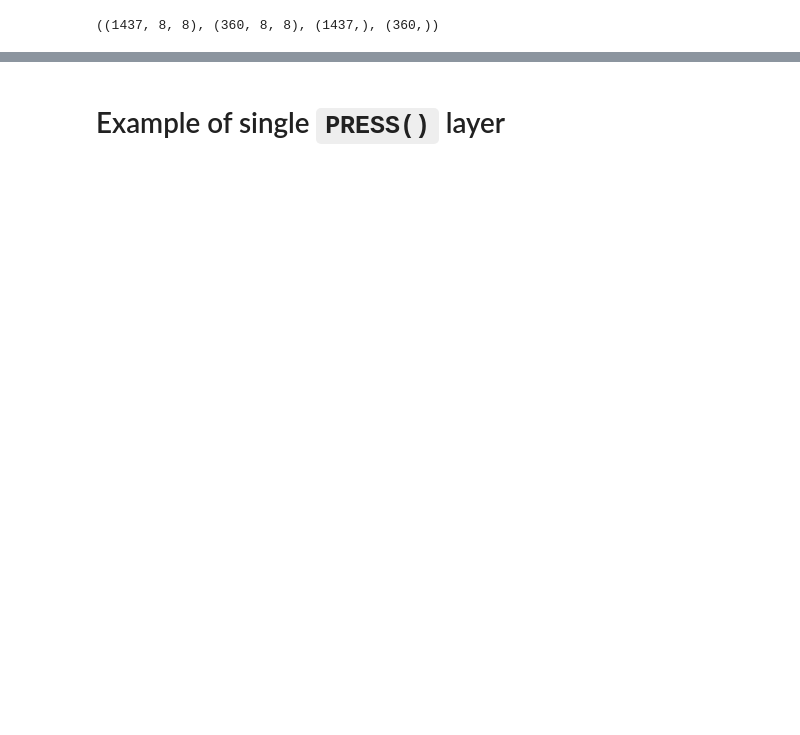
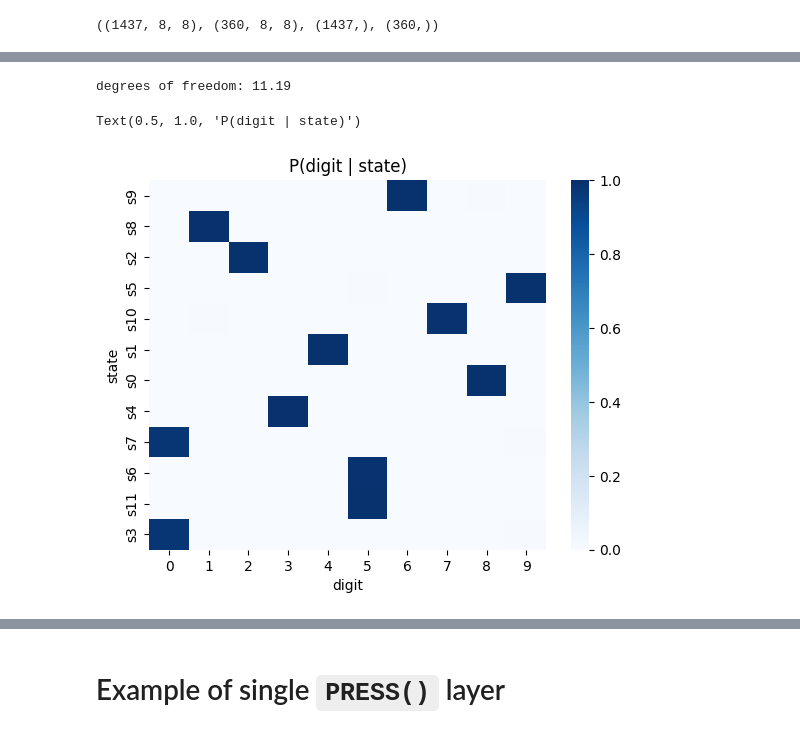
Before and after one commit to gmgeorg/pypress, a Jupyter notebook: notebooks/demo.ipynb, the cells around one changed output, grey strips where cells are left out. Drawn from its saved outputs; the diff is of its cells as text; code cells hidden in the pictures; blank space fills up the shorter version.

```diff
--- a/notebooks/demo.ipynb
+++ b/notebooks/demo.ipynb
@@ -586,11 +593,7 @@ Example of multi-class classification using MNIST.
 # %%
 digits = sklearn.datasets.load_digits()
-n_samples = len(digits.images)
-data = digits.images#.reshape((n_samples, -1))
-
-# Split data into 50% train and 50% test subsets
 X_train, X_test, y_train, y_test = sklearn.model_selection.train_test_split(
-    data, digits.target, test_size=0.2, shuffle=False
+    digits.images, digits.target, test_size=0.2, shuffle=False
 )
 X_train.shape, X_test.shape, y_train.shape, y_test.shape
 # %% [output]
@@ -649,0 +601,22 @@ model.compile(loss=loss_fn, optimizer=tf.keras.optimizers.Nadam(learning_rate=0.
+# %%
+n_states = 12
+tf.keras.utils.set_random_seed(0)  # reproducible run
+
+features = tf.keras.Sequential([
+    tf.keras.Input(shape=(8, 8)),
+    tf.keras.layers.Rescaling(1 / 16),          # pixel values are 0..16
+    tf.keras.layers.Flatten(),
+    tf.keras.layers.Dense(64, activation="relu"),
+    tf.keras.layers.Dropout(0.2),
+    tf.keras.layers.Dense(32, activation="relu"),
+])
+press_digits = layers.PRESS(
+    units=10, n_states=n_states, activation="softmax",
+    predictive_state_simplex_kwargs={
+        "activity_regularizer": regularizers.MinStateSize(l2=1.0, min_share=0.5 / n_states, ema_decay=0.95)
+    },
+)
+model = tf.keras.Sequential([features, press_digits])
+model.compile(loss="sparse_categorical_crossentropy", optimizer=tf.keras.optimizers.Nadam(learning_rate=0.005),
+              metrics=[tf.keras.metrics.SparseCategoricalAccuracy()])
+model.summary()
@@ -679,0 +645,18 @@ sns.heatmap(pd.DataFrame(model.predict(X_test)))
+# %%
+from pypress import analysis
+
+W_digits = pd.DataFrame(
+    press_digits.predictive_state_simplex(features(X_test, training=False), training=False).numpy(),
+    columns=[f"s{k}" for k in range(n_states)],
+)
+shares = analysis.state_size(W_digits, normalize=True)
+p_digit = pd.DataFrame(press_digits.state_conditional_means.numpy(), index=W_digits.columns)  # (K, 10)
+order = shares.sort_values(ascending=False).index
+
+print("degrees of freedom:", round(analysis.degrees_of_freedom(W_digits), 2))
+sns.heatmap(p_digit.loc[order], cmap="Blues", vmin=0, vmax=1)
+plt.xlabel("digit"); plt.title("P(digit | state)")
+# %% [output]
+degrees of freedom: 11.19
+Text(0.5, 1.0, 'P(digit | state)')
+[figure, added]
```
Also changed, not shown: parts of 41 cells of this notebook.
